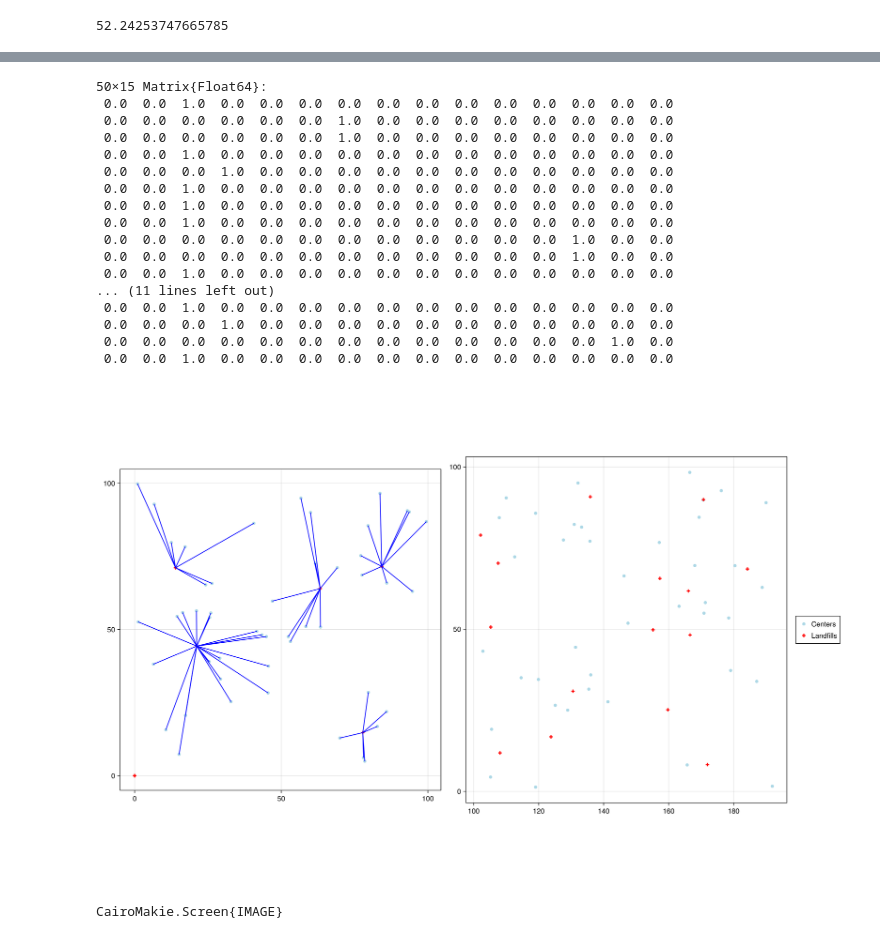
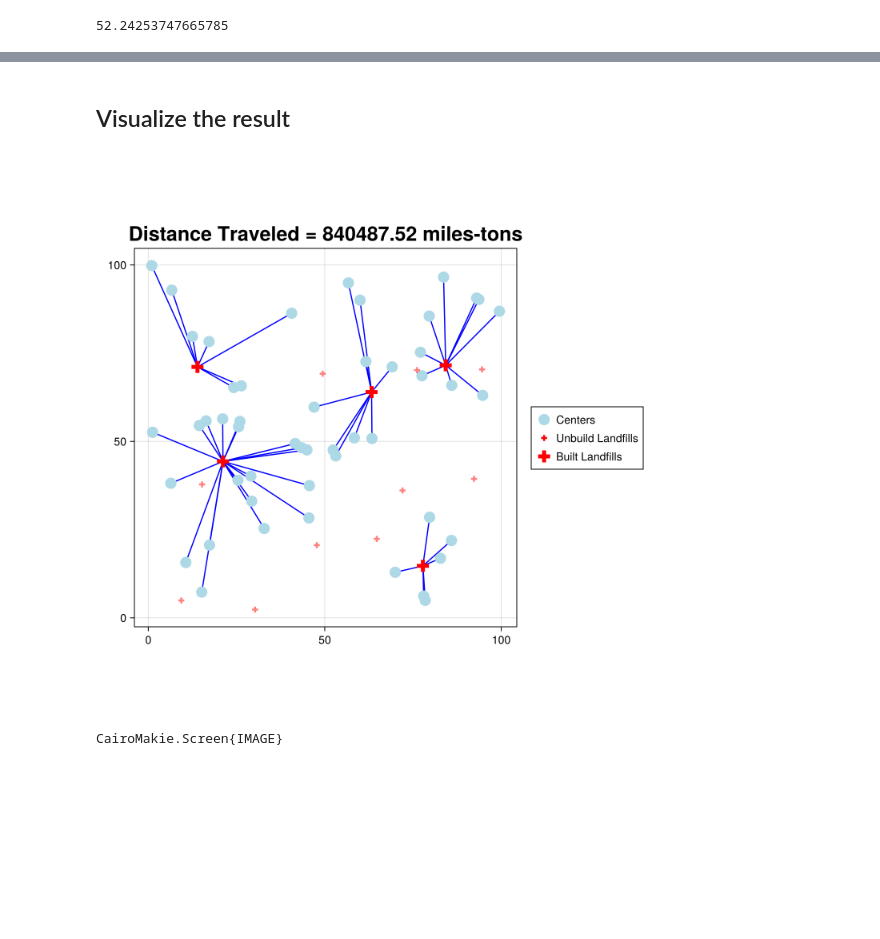
Before and after one commit to pitipatw/C57, a Jupyter notebook: HW3.ipynb, the cells around one changed output, grey strips where cells are left out. Saved outputs shown, nothing was run; the diff lists cells and outputs as text; code cells hidden in the pictures; blank space fills up the shorter version.

```diff
--- a/HW3.ipynb
+++ b/HW3.ipynb
@@ -156,8 +200,14 @@ is_solved_and_feasible(modelA) = true
 # %%
 assignment = value.(x);
 @show sum(assignment)
-built_landfills = value.(y)
+@show built_landfills = value.(y)
 built = sum(value.(y))
 @show built
+println("###Built landfills###")
+for i in 1:15
+    if built_landfills[i] == 1
+        println(i,": " , landfills[i,:])
+    end
+end
 # %% [output]
 sum(assignment) = 50.0
@@ -185,49 +222,34 @@ built_landfills
-# %%
-assignment
-# %% [output]
-50×15 Matrix{Float64}:
- 0.0  0.0  1.0  0.0  0.0  0.0  0.0  0.0  0.0  0.0  0.0  0.0  0.0  0.0  0.0
- 0.0  0.0  0.0  0.0  0.0  0.0  1.0  0.0  0.0  0.0  0.0  0.0  0.0  0.0  0.0
- 0.0  0.0  0.0  0.0  0.0  0.0  1.0  0.0  0.0  0.0  0.0  0.0  0.0  0.0  0.0
- 0.0  0.0  1.0  0.0  0.0  0.0  0.0  0.0  0.0  0.0  0.0  0.0  0.0  0.0  0.0
- 0.0  0.0  0.0  1.0  0.0  0.0  0.0  0.0  0.0  0.0  0.0  0.0  0.0  0.0  0.0
- 0.0  0.0  1.0  0.0  0.0  0.0  0.0  0.0  0.0  0.0  0.0  0.0  0.0  0.0  0.0
- 0.0  0.0  1.0  0.0  0.0  0.0  0.0  0.0  0.0  0.0  0.0  0.0  0.0  0.0  0.0
- 0.0  0.0  1.0  0.0  0.0  0.0  0.0  0.0  0.0  0.0  0.0  0.0  0.0  0.0  0.0
- 0.0  0.0  0.0  0.0  0.0  0.0  0.0  0.0  0.0  0.0  0.0  0.0  1.0  0.0  0.0
- 0.0  0.0  0.0  0.0  0.0  0.0  0.0  0.0  0.0  0.0  0.0  0.0  1.0  0.0  0.0
- 0.0  0.0  1.0  0.0  0.0  0.0  0.0  0.0  0.0  0.0  0.0  0.0  0.0  0.0  0.0
-... (11 lines left out)
- 0.0  0.0  1.0  0.0  0.0  0.0  0.0  0.0  0.0  0.0  0.0  0.0  0.0  0.0  0.0
- 0.0  0.0  0.0  1.0  0.0  0.0  0.0  0.0  0.0  0.0  0.0  0.0  0.0  0.0  0.0
- 0.0  0.0  0.0  0.0  0.0  0.0  0.0  0.0  0.0  0.0  0.0  0.0  0.0  1.0  0.0
- 0.0  0.0  1.0  0.0  0.0  0.0  0.0  0.0  0.0  0.0  0.0  0.0  0.0  0.0  0.0
+# %% [markdown]
+## Visualize the result
 # %%
-f_A = Figure(size = (1500,1000));
-
-a1A = Axis(f_A[1,1],aspect = DataAspect())
-a2A = Axis(f_A[1,2],aspect = DataAspect())
-
-scatter!(a1A, centers[:,1], centers[:,2] , color = :lightblue, label = "Centers")
-scatter!(a1A, built_landfills.*landfills[:,1],built_landfills.*landfills[:,2], color = :red, marker = :cross, label = "Landfills")
+f_A = Figure(size = (700,700));
+distance_traveled = (objective_value(modelA))
+rounded_distance = round( distance_traveled, digits = 2)
+a1A = Axis(f_A[1,1],aspect = DataAspect(), title = "Distance Traveled = $rounded_distance miles-tons", titlesize = 25 )
 
 
-scatter!(a2A, centers2[:,1], centers2[:,2] , color = :lightblue, label = "Centers")
-# scatter!(a2A, stations2[:,1], stations2[:,2], color = :blue, marker = :utriangle, label = "Stations")
-scatter!(a2A, landfills2[:,1],landfills2[:,2], color = :red, marker = :cross, label = "Landfills")
-
 #for each assignment, draw a line between them
+#plot them first so the nodes that are plotted later stay on top.
 for i in 1:50
     for j in 1:15
         if assignment[i,j] == 1
             lines!(a1A,[ centers[i,1],landfills[j,1]] , [centers[i,2], landfills[j,2]], color = :blue)
         end
     end
 end
+scatter!(a1A, centers[:,1], centers[:,2] , color = :lightblue, label = "Centers", markersize = 20)
+for i in eachindex(landfills[:,1])
+    if (built_landfills[i] == 1)
+        scatter!(a1A, landfills[i,1],landfills[i,2], color = :red, marker = :cross, label = "Built Landfills", markersize = 20)
+    else
+        scatter!(a1A, landfills[i,1],landfills[i,2], color = :red, marker = :cross, label = "Unbuild Landfills", markersize = 10, alpha = 0.5)
+    end
+end
 
-Legend(f_A[1,3], a1A, tellheight = false)
+
+Legend(f_A[1,2], a1A, tellheight = false, unique = true)
 
 display(f_A)
 # %% [output]
-[figure, old version]
+[figure, new version]
 CairoMakie.Screen{IMAGE}
```
Also changed, not shown: parts of 35 cells of this notebook, 4 other files.
